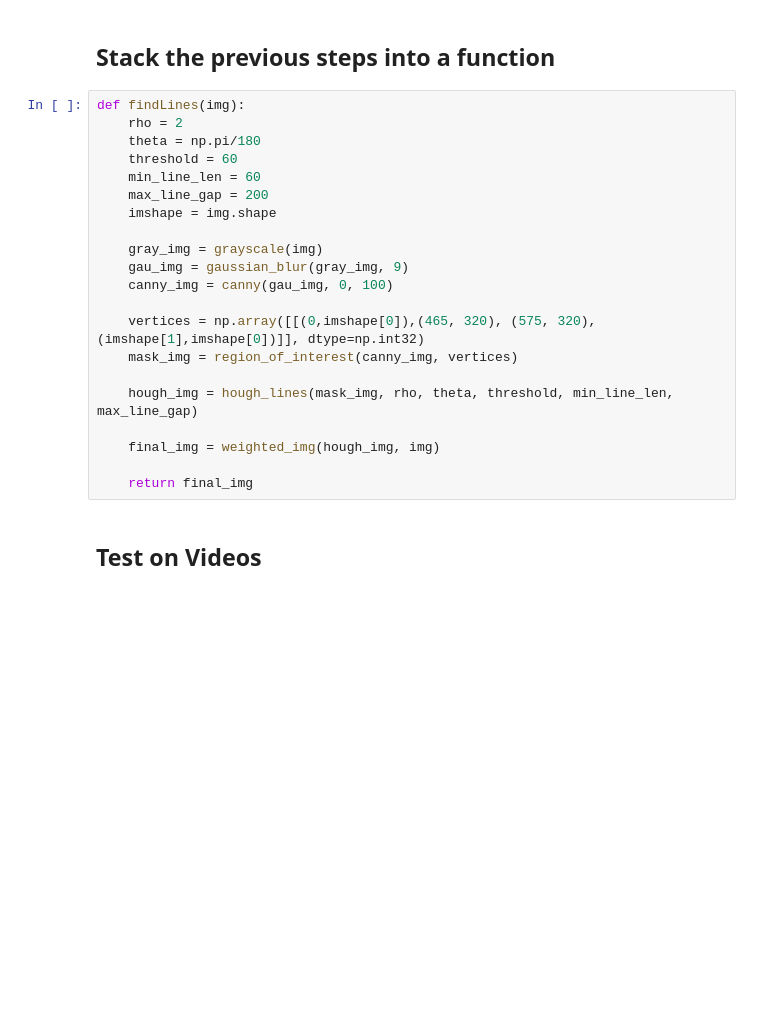
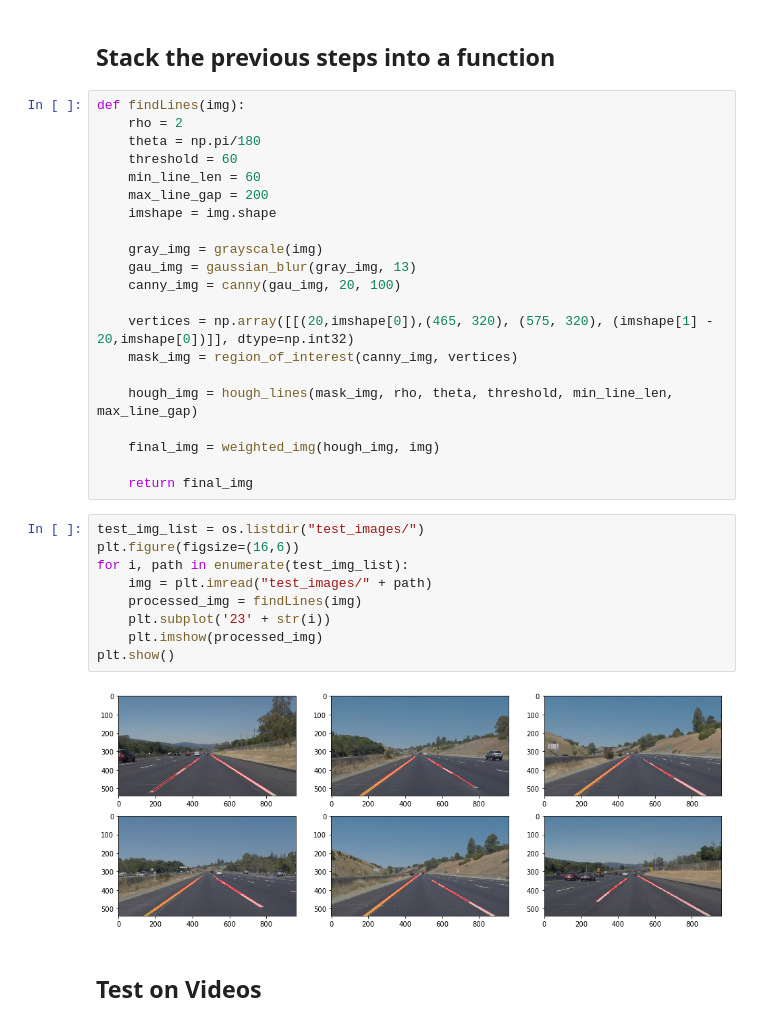
Before and after one commit to Lichuanro/find-lines-on-road, a Jupyter notebook: find_line.ipynb, the cells around one changed output. Drawn from its saved outputs; the diff is of its cells as text; blank space fills up the shorter version.

```diff
--- a/find_line.ipynb
+++ b/find_line.ipynb
@@ -232,10 +232,10 @@ def findLines(img):
     imshape = img.shape
 
     gray_img = grayscale(img)
-    gau_img = gaussian_blur(gray_img, 9)
-    canny_img = canny(gau_img, 0, 100)
+    gau_img = gaussian_blur(gray_img, 13)
+    canny_img = canny(gau_img, 20, 100)
 
-    vertices = np.array([[(0,imshape[0]),(465, 320), (575, 320), (imshape[1],imshape[0])]], dtype=np.int32)
+    vertices = np.array([[(20,imshape[0]),(465, 320), (575, 320), (imshape[1] - 20,imshape[0])]], dtype=np.int32)
     mask_img = region_of_interest(canny_img, vertices)
 
     hough_img = hough_lines(mask_img, rho, theta, threshold, min_line_len, max_line_gap)
@@ -243,6 +243,17 @@ def findLines(img):
     final_img = weighted_img(hough_img, img)
 
     return final_img
+# %%
+test_img_list = os.listdir("test_images/")
+plt.figure(figsize=(16,6))
+for i, path in enumerate(test_img_list):
+    img = plt.imread("test_images/" + path)
+    processed_img = findLines(img)
+    plt.subplot('23' + str(i))
+    plt.imshow(processed_img)
+plt.show()
+# %% [output]
+[figure, added]
 # %% [markdown]
 ## Test on Videos
 # %%
```
Also changed, not shown: parts of 8 cells of this notebook, 3 other files.
